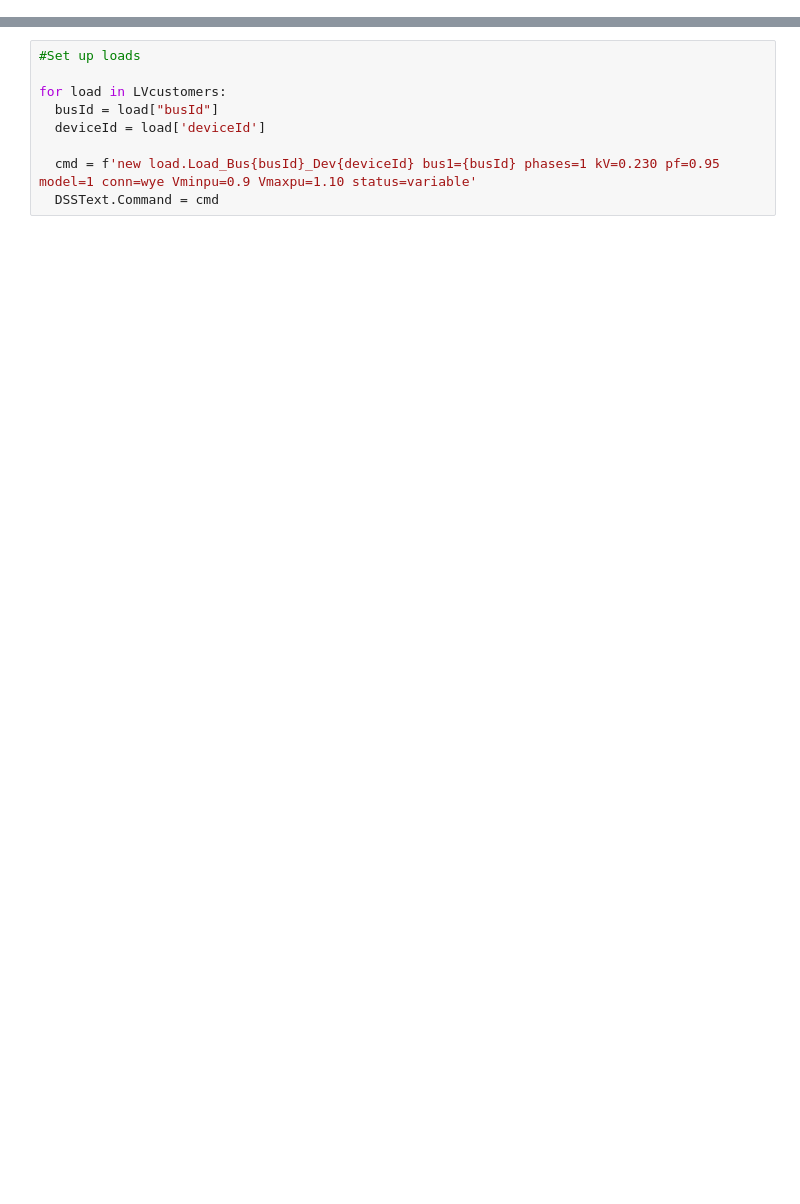
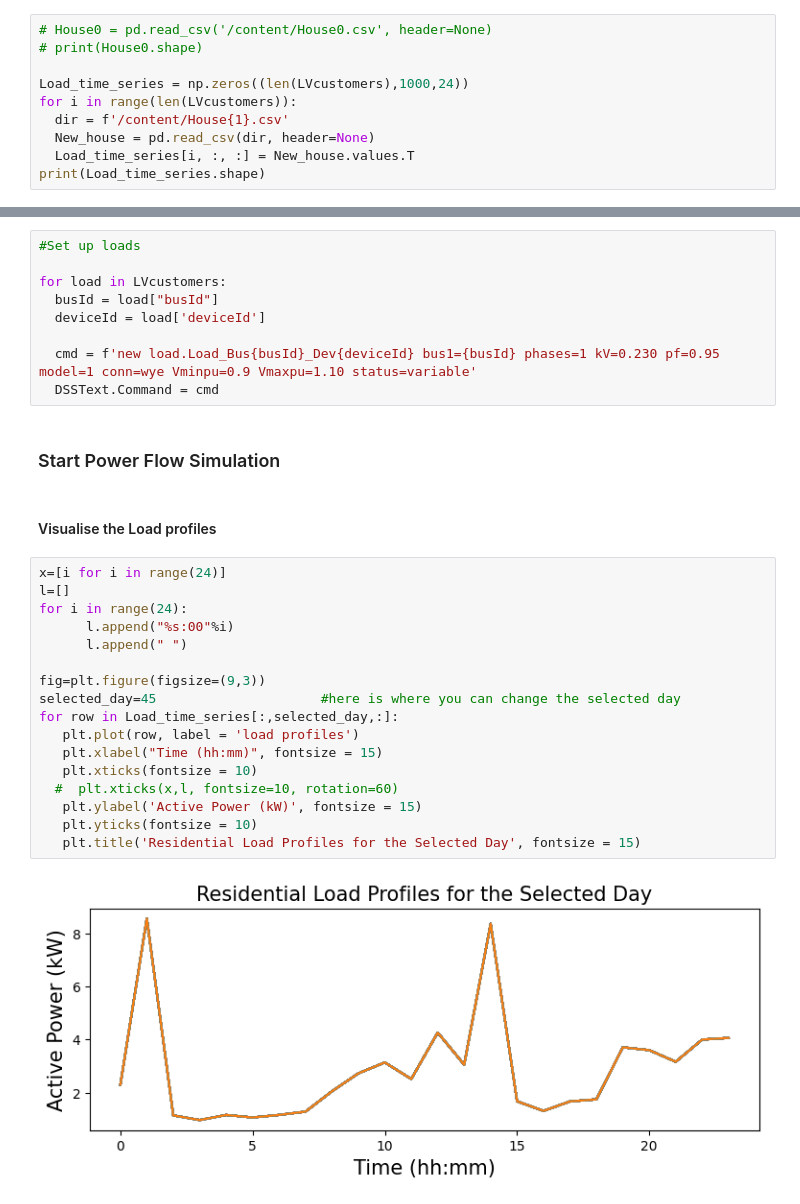
Before and after one commit to victoreeckh/Model_free_HCA_1_feeder_v1, a Jupyter notebook: PFE_v1.ipynb, the cells around one changed output, grey strips where cells are left out. Saved outputs shown, nothing was run; the diff lists cells and outputs as text; blank space fills up the shorter version.

```diff
--- a/PFE_v1.ipynb
+++ b/PFE_v1.ipynb
@@ -81,0 +107,10 @@ print(configuration)
+# %%
+# House0 = pd.read_csv('/content/House0.csv', header=None)
+# print(House0.shape)
+
+Load_time_series = np.zeros((len(LVcustomers),1000,24))
+for i in range(len(LVcustomers)):
+  dir = f'/content/House{1}.csv'
+  New_house = pd.read_csv(dir, header=None)
+  Load_time_series[i, :, :] = New_house.values.T
+print(Load_time_series.shape)
@@ -185,3 +216,26 @@ for load in LVcustomers:
 
   cmd = f'new load.Load_Bus{busId}_Dev{deviceId} bus1={busId} phases=1 kV=0.230 pf=0.95 model=1 conn=wye Vminpu=0.9 Vmaxpu=1.10 status=variable'
   DSSText.Command = cmd
+# %% [markdown]
+ ### Start Power Flow Simulation
+# %% [markdown]
+#### Visualise the Load profiles
+# %%
+x=[i for i in range(24)]
+l=[]
+for i in range(24):
+      l.append("%s:00"%i)
+      l.append(" ")
+
+fig=plt.figure(figsize=(9,3))
+selected_day=45                     #here is where you can change the selected day
+for row in Load_time_series[:,selected_day,:]:
+   plt.plot(row, label = 'load profiles')
+   plt.xlabel("Time (hh:mm)", fontsize = 15)
+   plt.xticks(fontsize = 10)
+  #  plt.xticks(x,l, fontsize=10, rotation=60)
+   plt.ylabel('Active Power (kW)', fontsize = 15)
+   plt.yticks(fontsize = 10)
+   plt.title('Residential Load Profiles for the Selected Day', fontsize = 15)
+# %% [output]
+[figure, added]
```
Also changed, not shown: parts of 17 cells of this notebook.
